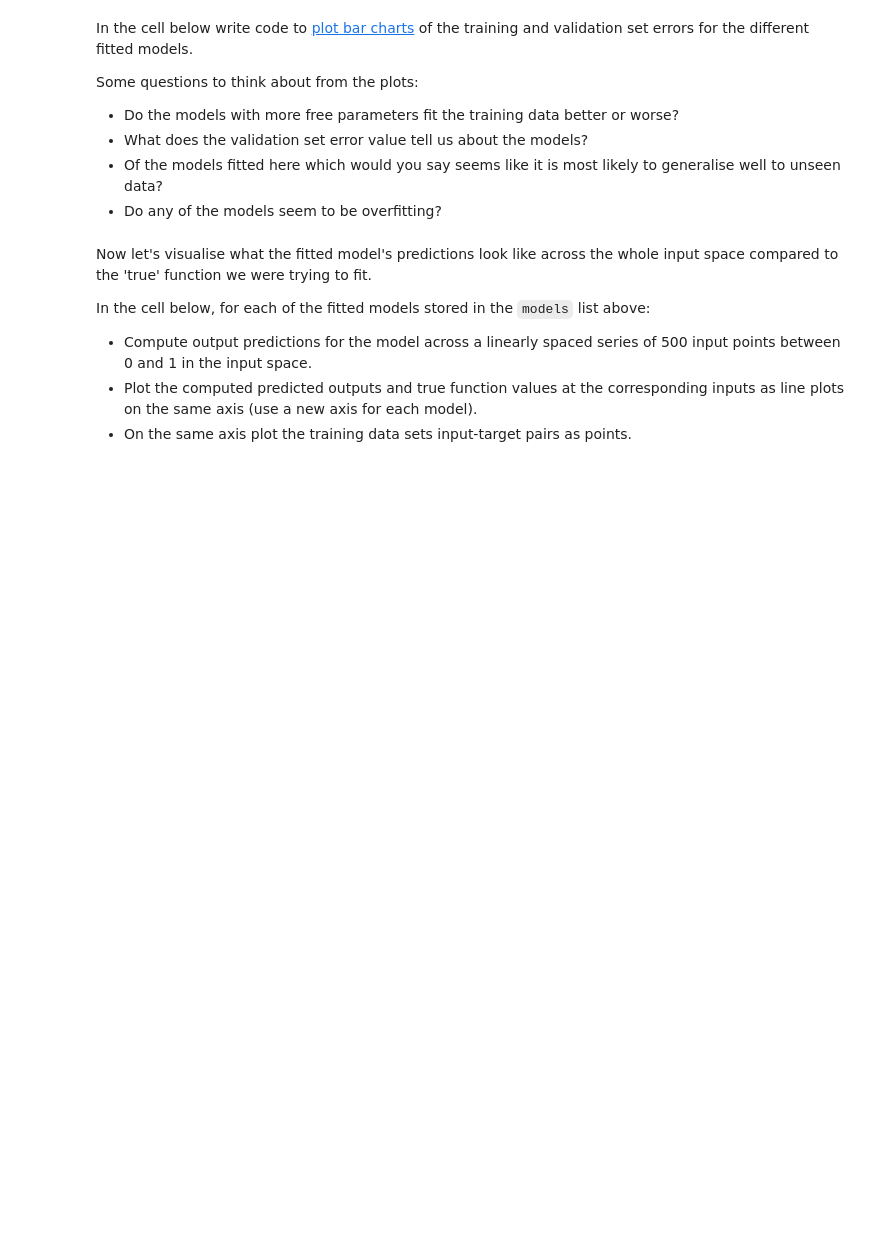
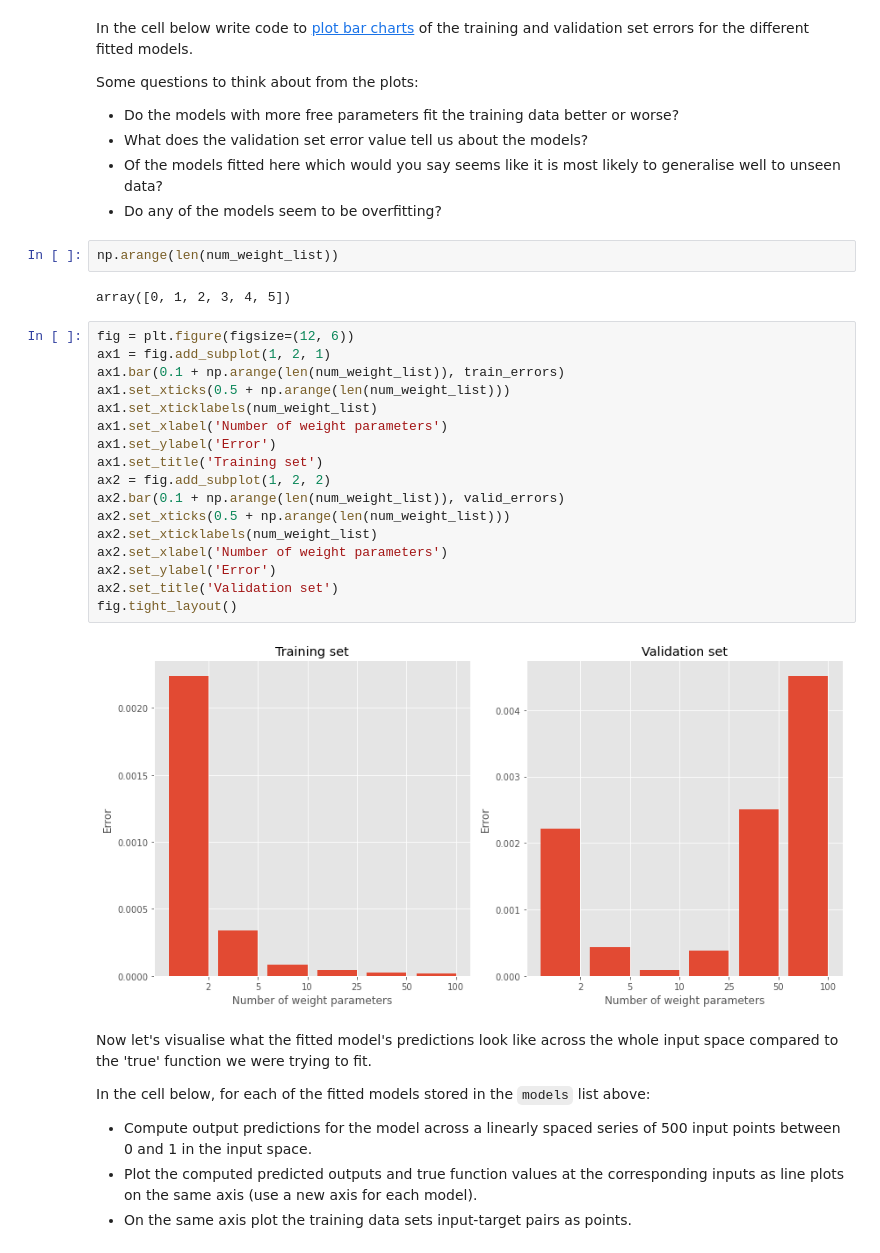
Before and after one commit to falloncandra/mlpractical, a Jupyter notebook: notebooks/04_Generalisation_and_overfitting.ipynb, the cells around one changed output. Drawn from its saved outputs; the diff is of its cells as text; blank space fills up the shorter version.

```diff
--- a/notebooks/04_Generalisation_and_overfitting.ipynb
+++ b/notebooks/04_Generalisation_and_overfitting.ipynb
@@ -211,6 +221,29 @@ Some questions to think about from the plots:
   * What does the validation set error value tell us about the models?
   * Of the models fitted here which would you say seems like it is most likely to generalise well to unseen data?
   * Do any of the models seem to be overfitting?
+# %%
+np.arange(len(num_weight_list))
+# %% [output]
+array([0, 1, 2, 3, 4, 5])
+# %%
+fig = plt.figure(figsize=(12, 6))
+ax1 = fig.add_subplot(1, 2, 1)
+ax1.bar(0.1 + np.arange(len(num_weight_list)), train_errors)
+ax1.set_xticks(0.5 + np.arange(len(num_weight_list)))
+ax1.set_xticklabels(num_weight_list)
+ax1.set_xlabel('Number of weight parameters')
+ax1.set_ylabel('Error')
+ax1.set_title('Training set')
+ax2 = fig.add_subplot(1, 2, 2)
+ax2.bar(0.1 + np.arange(len(num_weight_list)), valid_errors)
+ax2.set_xticks(0.5 + np.arange(len(num_weight_list)))
+ax2.set_xticklabels(num_weight_list)
+ax2.set_xlabel('Number of weight parameters')
+ax2.set_ylabel('Error')
+ax2.set_title('Validation set')
+fig.tight_layout()
+# %% [output]
+[figure, added]
 # %% [markdown]
 Now let's visualise what the fitted model's predictions look like across the whole input space compared to the 'true' function we were trying to fit.
 
```
Also changed, not shown: parts of 8 cells of this notebook.
